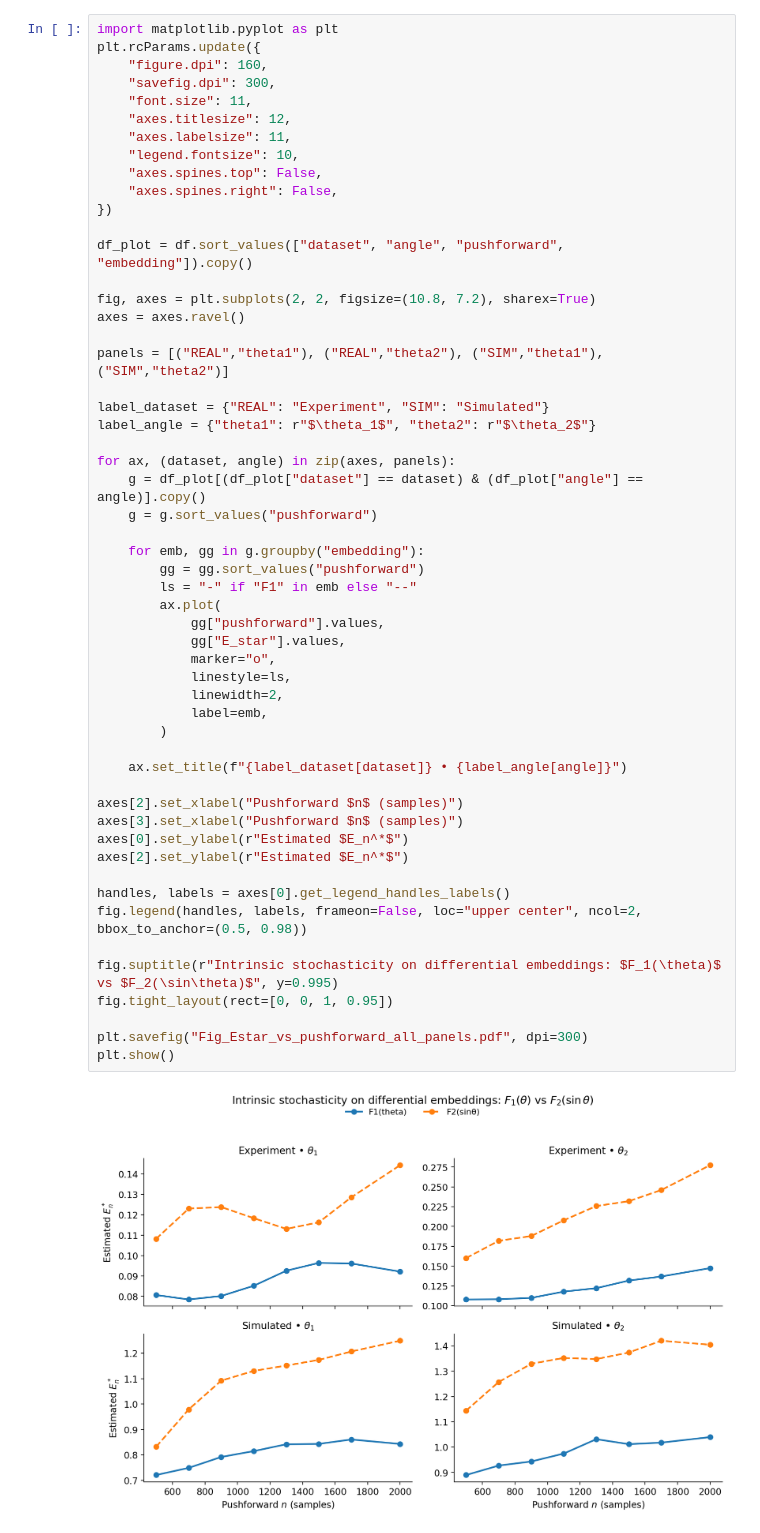
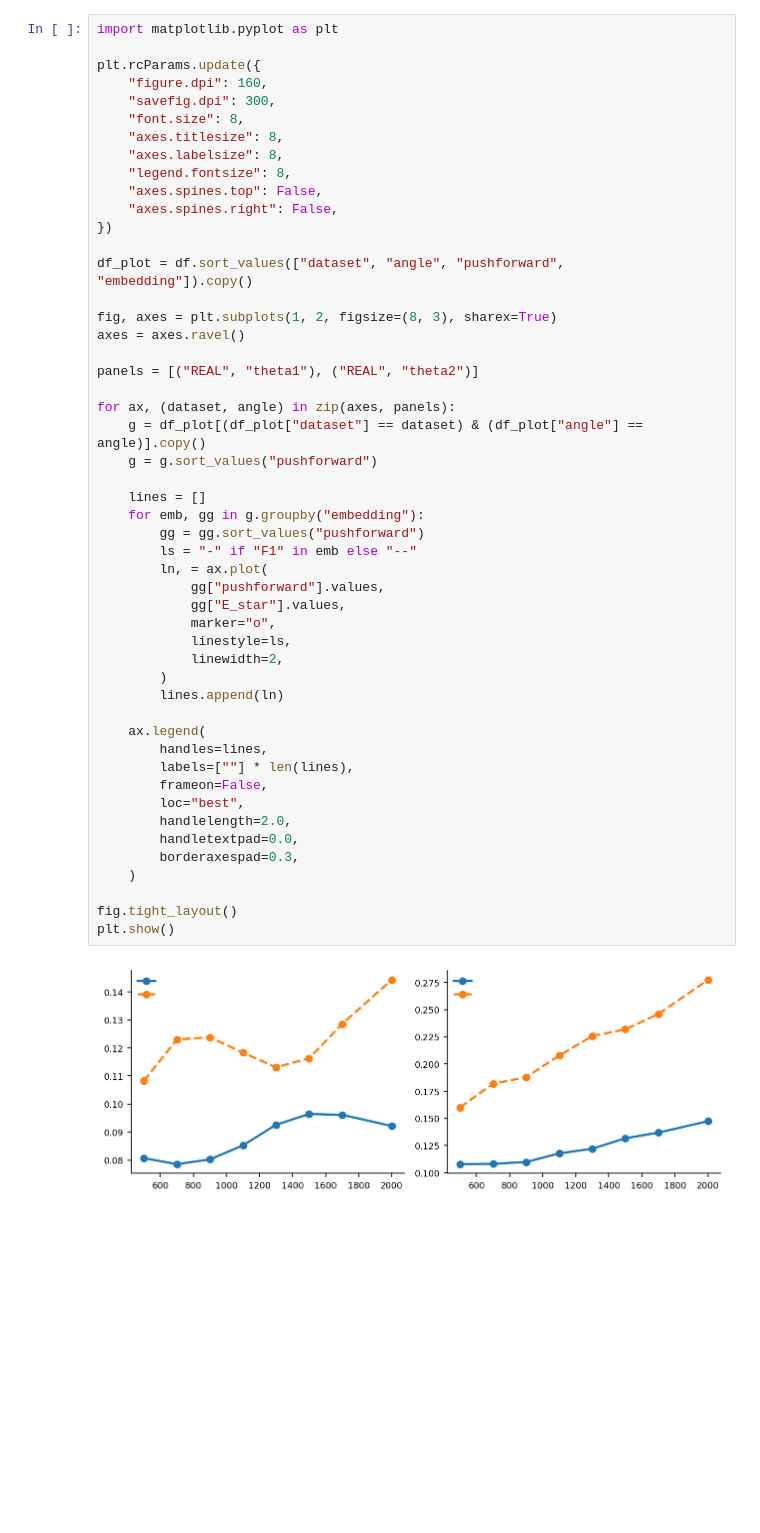
Before and after one commit to CrispDyt/Wasserstein-Geometry-of-Information-Loss-in-Nonlinear-Dynamical-Systems, a Jupyter notebook: Double.ipynb, the cells around one changed output. Saved outputs shown, nothing was run; the diff lists cells and outputs as text; blank space fills up the shorter version.

```diff
--- a/Double.ipynb
+++ b/Double.ipynb
@@ -283,56 +253,52 @@ dataset  angle embedding  pushforward   E_star   k  theiler_w  n_samples
 # %%
 import matplotlib.pyplot as plt
+
 plt.rcParams.update({
     "figure.dpi": 160,
     "savefig.dpi": 300,
-    "font.size": 11,
-    "axes.titlesize": 12,
-    "axes.labelsize": 11,
-    "legend.fontsize": 10,
+    "font.size": 8,
+    "axes.titlesize": 8,
+    "axes.labelsize": 8,
+    "legend.fontsize": 8,
     "axes.spines.top": False,
     "axes.spines.right": False,
 })
 
 df_plot = df.sort_values(["dataset", "angle", "pushforward", "embedding"]).copy()
 
-fig, axes = plt.subplots(2, 2, figsize=(10.8, 7.2), sharex=True)
+fig, axes = plt.subplots(1, 2, figsize=(8, 3), sharex=True)
 axes = axes.ravel()
 
-panels = [("REAL","theta1"), ("REAL","theta2"), ("SIM","theta1"), ("SIM","theta2")]
-
-label_dataset = {"REAL": "Experiment", "SIM": "Simulated"}
-label_angle = {"theta1": r"$\theta_1$", "theta2": r"$\theta_2$"}
+panels = [("REAL", "theta1"), ("REAL", "theta2")]
 
 for ax, (dataset, angle) in zip(axes, panels):
     g = df_plot[(df_plot["dataset"] == dataset) & (df_plot["angle"] == angle)].copy()
     g = g.sort_values("pushforward")
 
+    lines = []
     for emb, gg in g.groupby("embedding"):
         gg = gg.sort_values("pushforward")
         ls = "-" if "F1" in emb else "--"
-        ax.plot(
+        ln, = ax.plot(
             gg["pushforward"].values,
             gg["E_star"].values,
             marker="o",
             linestyle=ls,
             linewidth=2,
-            label=emb,
         )
+        lines.append(ln)
 
-    ax.set_title(f"{label_dataset[dataset]} • {label_angle[angle]}")
+    ax.legend(
+        handles=lines,
+        labels=[""] * len(lines),
+        frameon=False,
+        loc="best",
+        handlelength=2.0,
+        handletextpad=0.0,
+        borderaxespad=0.3,
+    )
 
-axes[2].set_xlabel("Pushforward $n$ (samples)")
-axes[3].set_xlabel("Pushforward $n$ (samples)")
-axes[0].set_ylabel(r"Estimated $E_n^*$")
-axes[2].set_ylabel(r"Estimated $E_n^*$")
-
-handles, labels = axes[0].get_legend_handles_labels()
-fig.legend(handles, labels, frameon=False, loc="upper center", ncol=2, bbox_to_anchor=(0.5, 0.98))
-
-fig.suptitle(r"Intrinsic stochasticity on differential embeddings: $F_1(\theta)$ vs $F_2(\sin\theta)$", y=0.995)
-fig.tight_layout(rect=[0, 0, 1, 0.95])
-
-plt.savefig("Fig_Estar_vs_pushforward_all_panels.pdf", dpi=300)
+fig.tight_layout()
 plt.show()
 # %% [output]
-[figure, old version]
+[figure, new version]
```
Also changed, not shown: parts of 5 cells of this notebook, 27 other files.
